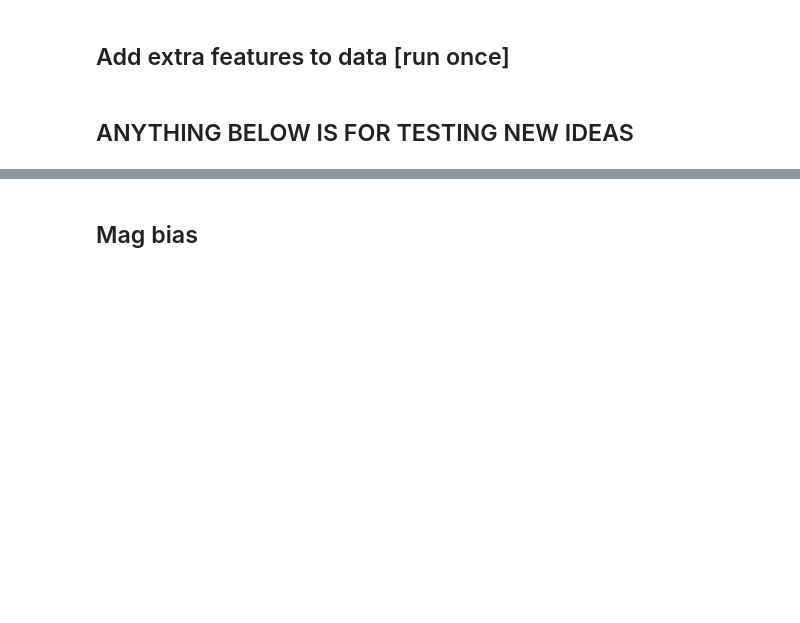
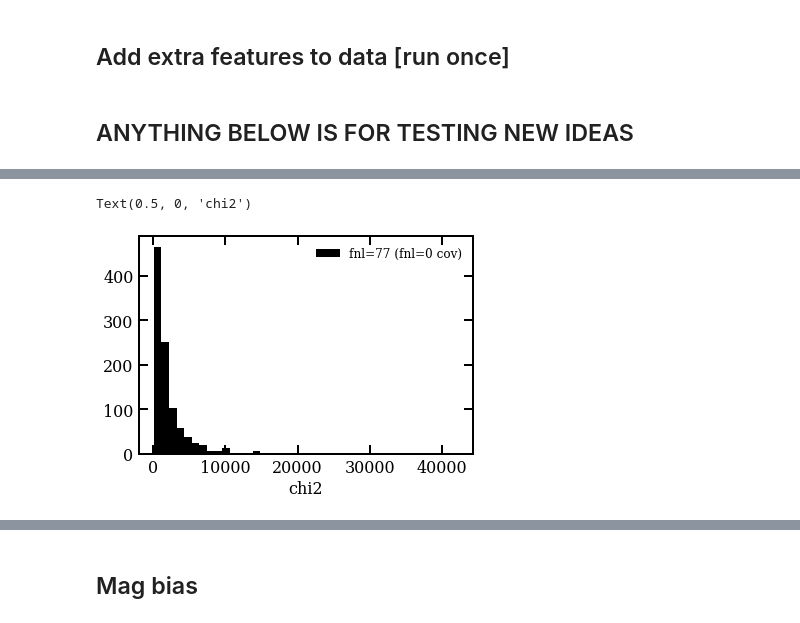
Before and after one commit to mehdirezaie/LSSutils, a Jupyter notebook: analysis/desi/notebooks/LognormalFlask.ipynb, the cells around one changed output, grey strips where cells are left out. Drawn from its saved outputs; the diff is of its cells as text; code cells hidden in the pictures; blank space fills up the shorter version.

```diff
--- a/analysis/desi/notebooks/LognormalFlask.ipynb
+++ b/analysis/desi/notebooks/LognormalFlask.ipynb
@@ -509,0 +565,7 @@ add_extras('sdecalsc')
+# %%
+_ = plt.hist(chi2_nullpp, label='fnl=77 (fnl=0 cov)', bins=40)
+plt.legend()
+plt.xlabel('chi2')
+# %% [output]
+Text(0.5, 0, 'chi2')
+[figure, added]
```
Also changed, not shown: parts of 13 cells of this notebook, 3 other files.
